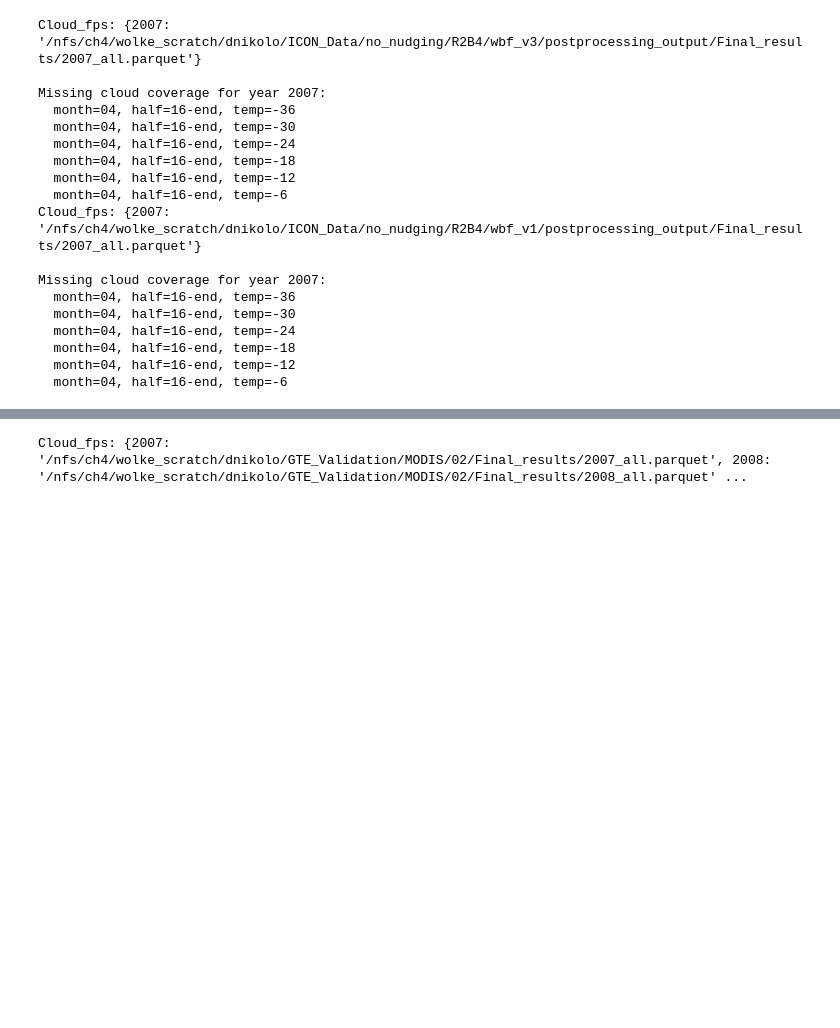
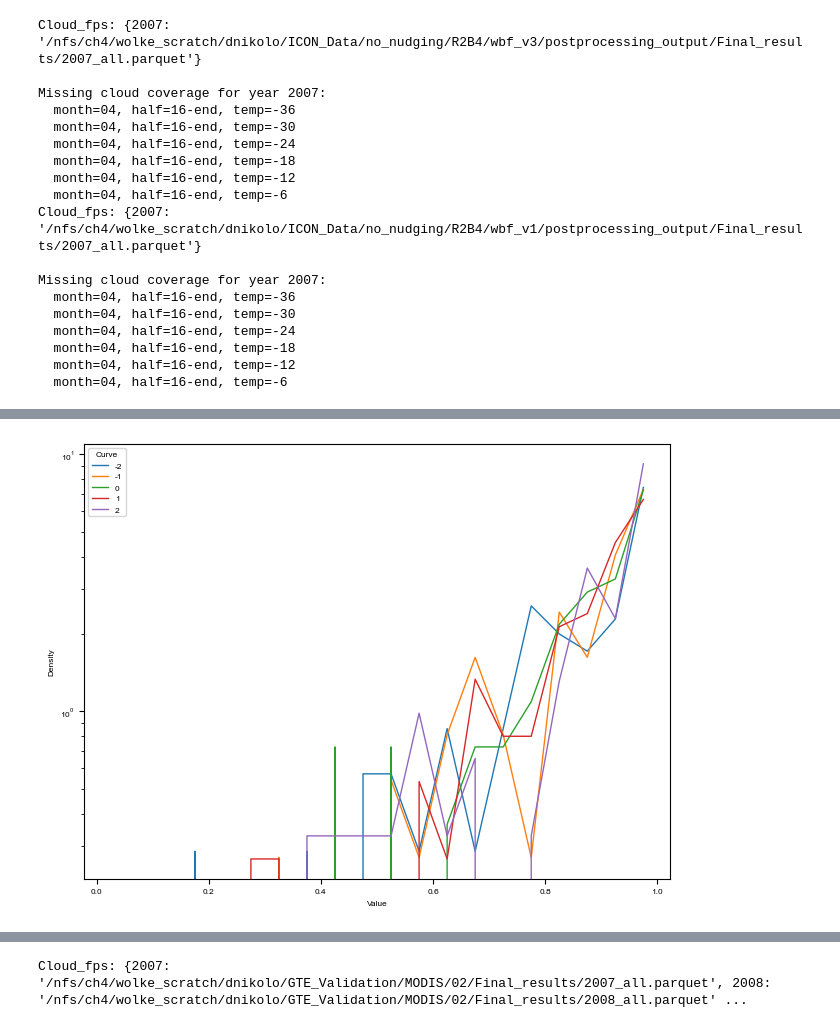
Before and after one commit to DragomirNikolov/MSGI, a Jupyter notebook: plotting/Publication_figures/Multisatellite_IF.ipynb, the cells around one changed output, grey strips where cells are left out. Saved outputs shown, nothing was run; the diff lists cells and outputs as text; code cells hidden in the pictures; blank space fills up the shorter version.

```diff
--- a/plotting/Publication_figures/Multisatellite_IF.ipynb
+++ b/plotting/Publication_figures/Multisatellite_IF.ipynb
@@ -438,0 +117,9 @@ bulk_data_df_split["val_seviri_coincidence"] = bulk_data_df_split.apply(_check_v
+# %%
+find_ct_claas_if = lambda row: row["val_pix_claas_if_hist"][int((row["colocation_time"]-row["track_start_time"])/pd.Timedelta(minutes=15))]
+find_ct_dardar_if = lambda row: row["cph_bulk_means"][0]-1
+# find_ct_dardar_if = lambda row: row["iwc_bulk_means"][max(int(row["ct_depth"]/120)-1,0)]-1
+# find_ct_dardar_if = lambda row: row["cph_bulk_means"][:int(row["ct_depth"]/120)].mean()-1
+bulk_data_colocated["claas_if"] = bulk_data_colocated.apply(find_ct_claas_if,axis=1)
+bulk_data_filtered["claas_if"] = bulk_data_filtered.apply(find_ct_claas_if,axis=1)
+bulk_data_colocated["ct_cph"] = bulk_data_colocated.apply(find_ct_dardar_if,axis=1)
+bulk_data_filtered["ct_cph"] = bulk_data_filtered.apply(find_ct_dardar_if,axis=1)
@@ -440,0 +234,4 @@ df_glac_dd = bulk_data_df_split[bulk_data_df_split["val_seviri_coincidence"]]
+# %%
+plot_prepeak_stats(bulk_data_filtered)
+# %% [output]
+[figure, added]
```
Also changed, not shown: parts of 30 cells of this notebook, 10 other files.
